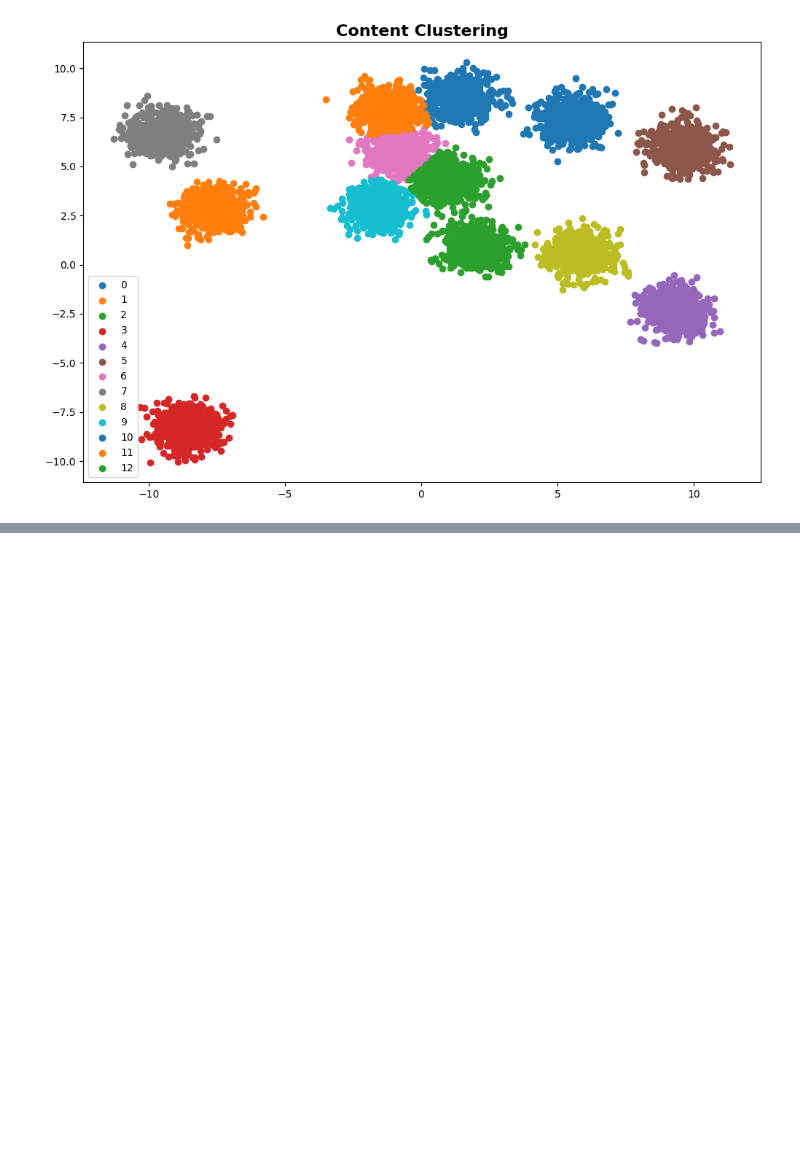
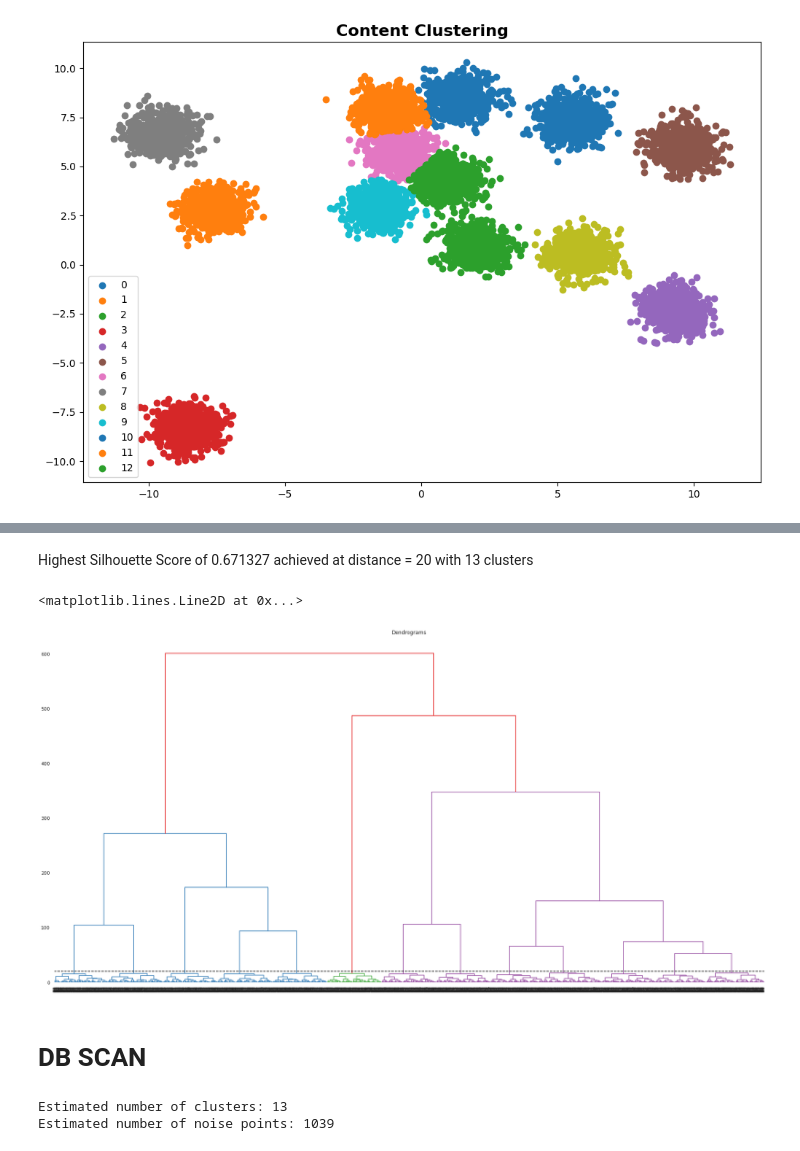
Before and after one commit to Amol2332/NETFLIX-MOVIES-AND-TV-SHOWS-CLUSTERING, a Jupyter notebook: netflix_clustering.ipynb, the cells around one changed output, grey strips where cells are left out. Cells and saved outputs as stored; diff of their text form; code cells hidden in the pictures; blank space fills up the shorter version.

```diff
--- a/netflix_clustering.ipynb
+++ b/netflix_clustering.ipynb
@@ -925,0 +962,12 @@ plt.show()
+# %% [markdown]
+Highest Silhouette Score of 0.671327 achieved at distance = 20 with 13 clusters
+# %%
+plt.figure(figsize =(30,15))
+plt.title("Dendrograms")
+dend = sch.dendrogram(sch.linkage(X, method='ward'))
+plt.axhline(y= 20, color='black', linestyle='--')
+# %% [output]
+<matplotlib.lines.Line2D at 0x...>
+[figure, added]
+# %% [markdown]
+# DB SCAN
@@ -925,0 +977,13 @@ plt.show()
+# %%
+db = DBSCAN(eps=0.5, min_samples=100).fit(X)
+labels = db.labels_
+
+# Number of clusters in labels, ignoring noise if present.
+n_clusters_ = len(set(labels)) - (1 if -1 in labels else 0)
+n_noise_ = list(labels).count(-1)
+
+print("Estimated number of clusters: %d" % n_clusters_)
+print("Estimated number of noise points: %d" % n_noise_)
+# %% [output]
+Estimated number of clusters: 13
+Estimated number of noise points: 1039
```
Also changed, not shown: parts of 22 cells of this notebook.
